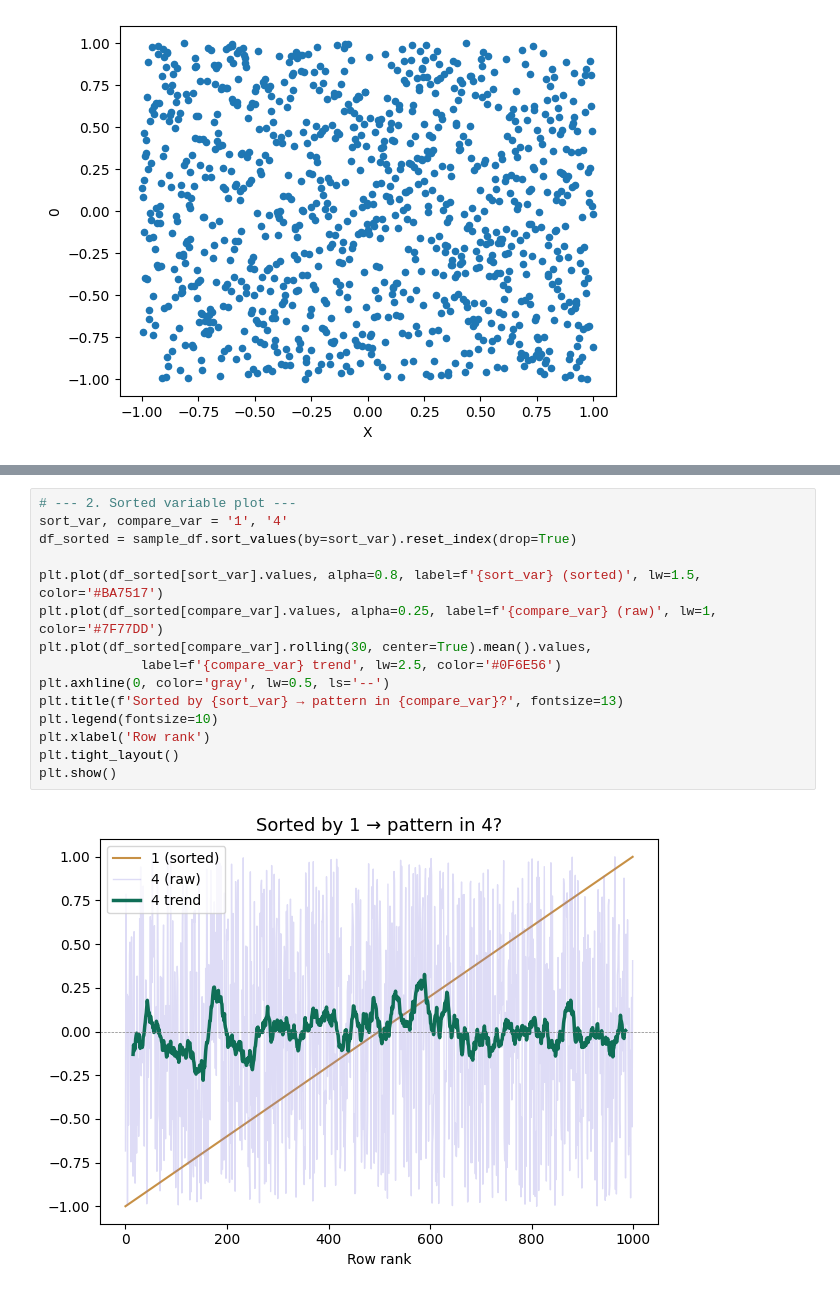
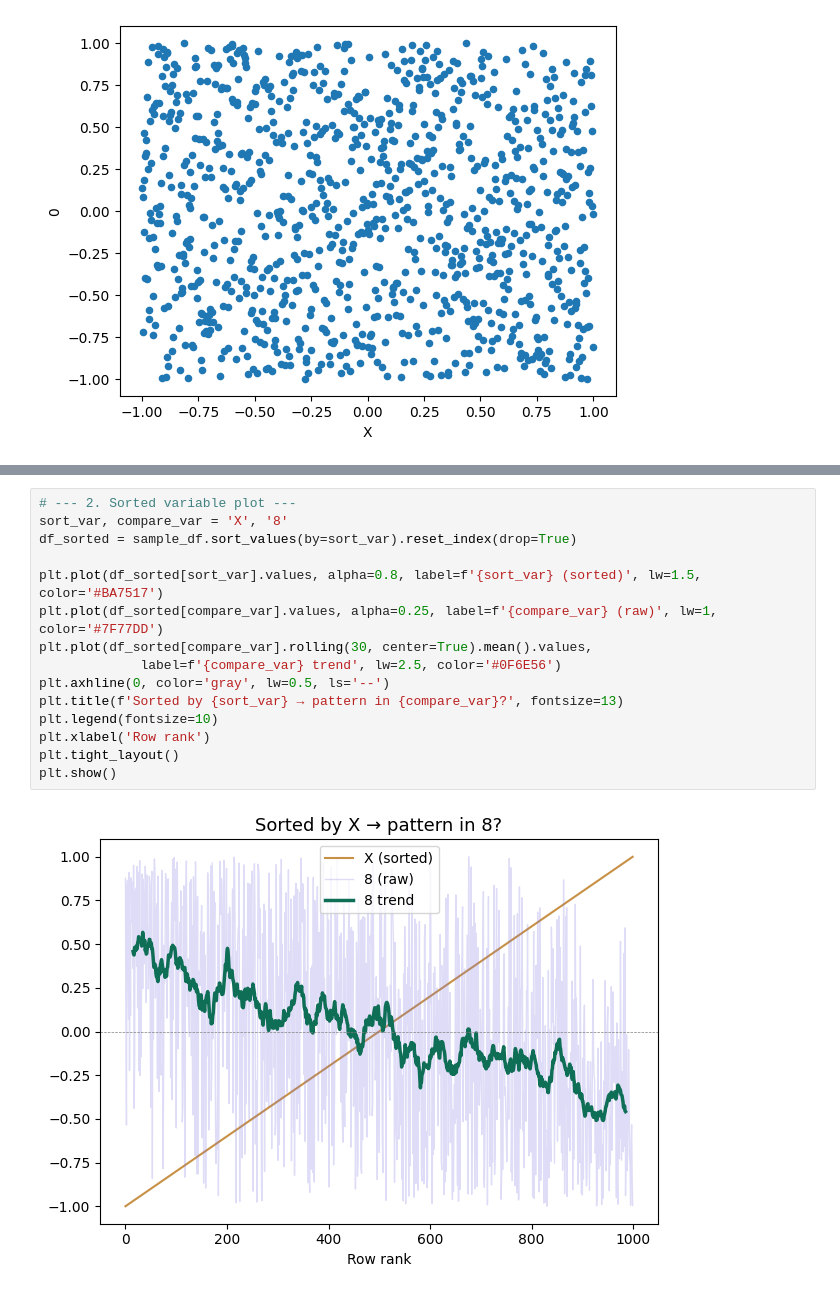
Before and after one commit to aqu4holic/Graduation-Thesis-BsC-2026, a Jupyter notebook: src/eda.ipynb, the cells around one changed output, grey strips where cells are left out. Drawn from its saved outputs; the diff is of its cells as text.

```diff
--- a/src/eda.ipynb
+++ b/src/eda.ipynb
@@ -279,17 +368,17 @@ plt.show()
 # %%
 # --- 2. Sorted variable plot ---
-sort_var, compare_var = '1', '4'
+sort_var, compare_var = 'X', '8'
 df_sorted = sample_df.sort_values(by=sort_var).reset_index(drop=True)
 
 plt.plot(df_sorted[sort_var].values, alpha=0.8, label=f'{sort_var} (sorted)', lw=1.5, color='#BA7517')
 plt.plot(df_sorted[compare_var].values, alpha=0.25, label=f'{compare_var} (raw)', lw=1, color='#7F77DD')
 plt.plot(df_sorted[compare_var].rolling(30, center=True).mean().values,
              label=f'{compare_var} trend', lw=2.5, color='#0F6E56')
 plt.axhline(0, color='gray', lw=0.5, ls='--')
 plt.title(f'Sorted by {sort_var} → pattern in {compare_var}?', fontsize=13)
 plt.legend(fontsize=10)
 plt.xlabel('Row rank')
 plt.tight_layout()
 plt.show()
 # %% [output]
-[figure, old version]
+[figure, new version]
```
Also changed, not shown: parts of 14 cells of this notebook, 17 other files.
